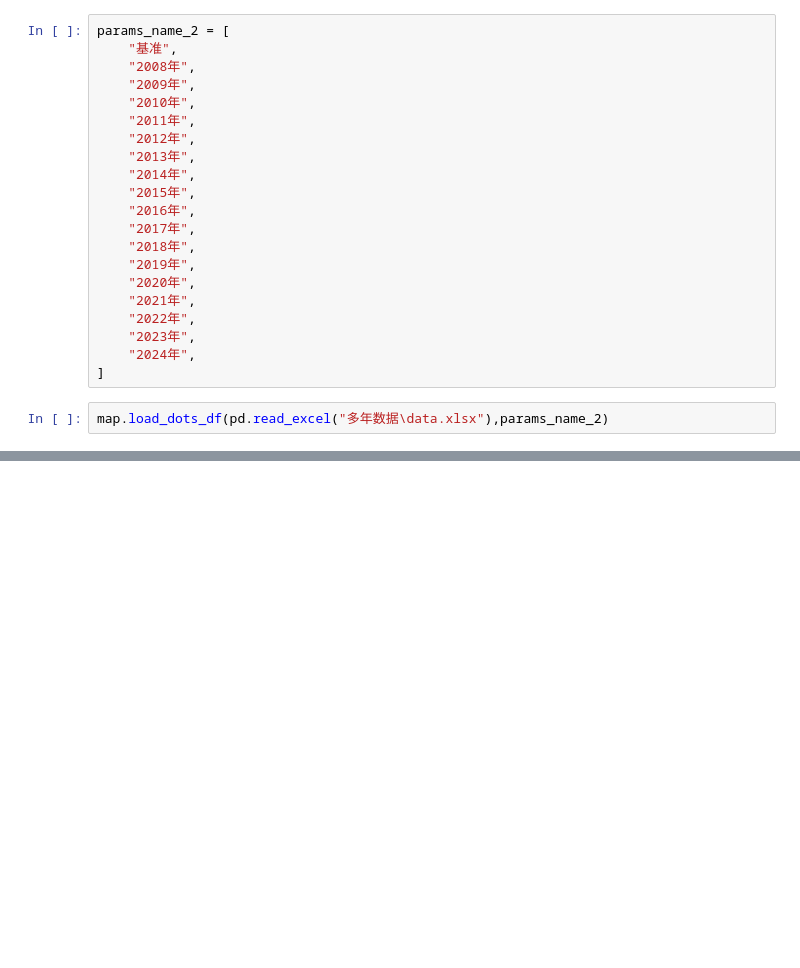
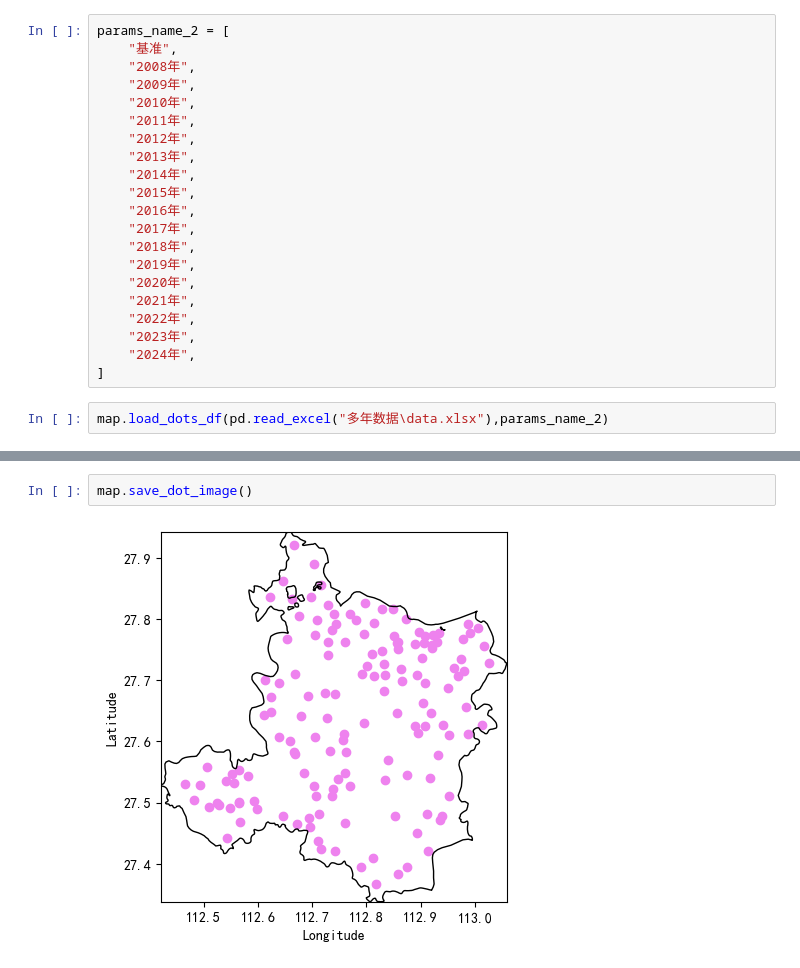
Before and after one commit to Altoria-276/agricultural-decision-system, a Jupyter notebook: test_dot.ipynb, the cells around one changed output, grey strips where cells are left out. Drawn from its saved outputs; the diff is of its cells as text; blank space fills up the shorter version.

```diff
--- a/test_dot.ipynb
+++ b/test_dot.ipynb
@@ -54,0 +52,4 @@ df
+# %%
+map.save_dot_image()
+# %% [output]
+[figure, added]
```
Also changed, not shown: parts of 6 cells of this notebook, 9 other files.
